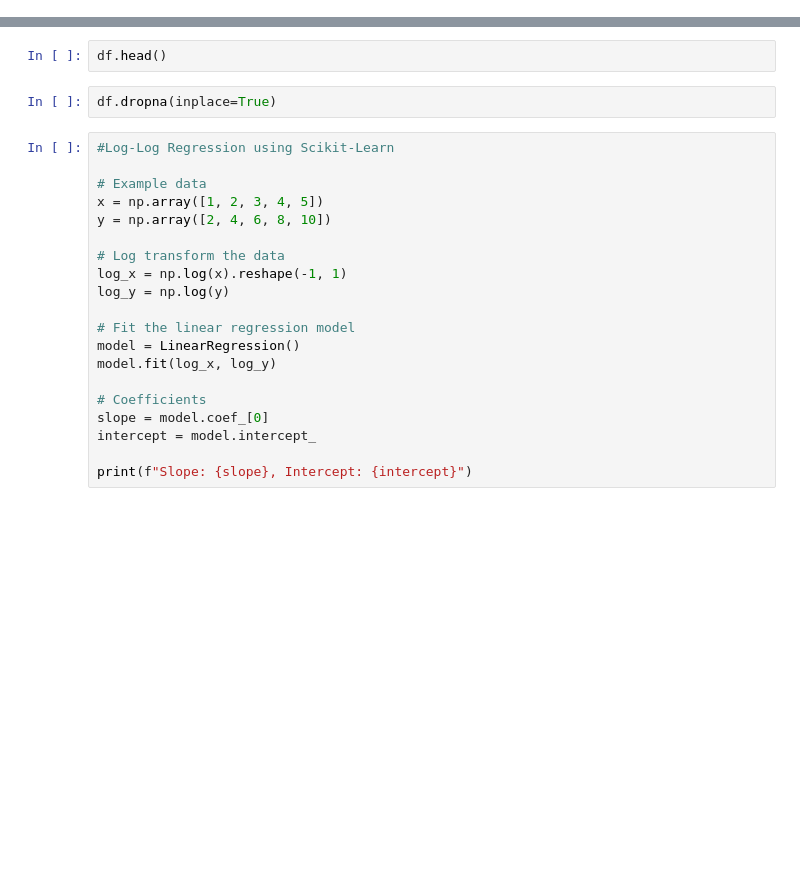
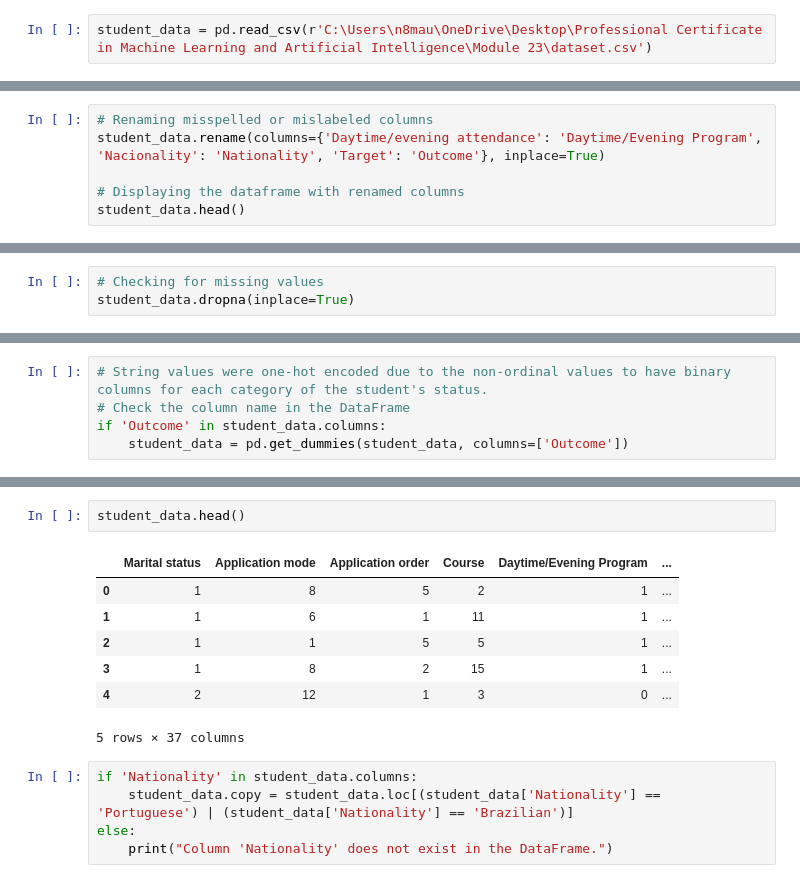
Before and after one commit to n8mauer/LogarithmicAcademicSuccess, a Jupyter notebook: Capstone File.ipynb, the cells around one changed output, grey strips where cells are left out. Cells and saved outputs as stored; diff of their text form; blank space fills up the shorter version.

```diff
--- a/Capstone File.ipynb
+++ b/Capstone File.ipynb
@@ -10,0 +30,2 @@ df['log_attendance'] = np.log(df['attendance'])
+# %%
+student_data = pd.read_csv(r'C:\Users\n8mau\OneDrive\Desktop\Professional Certificate in Machine Learning and Artificial Intelligence\Module 23\dataset.csv')
@@ -10,0 +57,6 @@ df['log_attendance'] = np.log(df['attendance'])
+# %%
+# Renaming misspelled or mislabeled columns
+student_data.rename(columns={'Daytime/evening attendance': 'Daytime/Evening Program', 'Nacionality': 'Nationality', 'Target': 'Outcome'}, inplace=True)
+
+# Displaying the dataframe with renamed columns
+student_data.head()
@@ -10,0 +71,3 @@ df['log_attendance'] = np.log(df['attendance'])
+# %%
+# Checking for missing values
+student_data.dropna(inplace=True)
@@ -10,0 +203,5 @@ df['log_attendance'] = np.log(df['attendance'])
+# %%
+# String values were one-hot encoded due to the non-ordinal values to have binary columns for each category of the student's status.
+# Check the column name in the DataFrame
+if 'Outcome' in student_data.columns:
+    student_data = pd.get_dummies(student_data, columns=['Outcome'])
@@ -11,24 +228,15 @@ df['log_attendance'] = np.log(df['attendance'])
 # %%
-df.head()
+student_data.head()
+# %% [output]
+|  | Marital status | Application mode | Application order | Course | Daytime/Evening Program | ... |
+| 0 | 1 | 8 | 5 | 2 | 1 | ... |
+| 1 | 1 | 6 | 1 | 11 | 1 | ... |
+| 2 | 1 | 1 | 5 | 5 | 1 | ... |
+| 3 | 1 | 8 | 2 | 15 | 1 | ... |
+| 4 | 2 | 12 | 1 | 3 | 0 | ... |
+5 rows × 37 columns
-# %%
-df.dropna(inplace=True)
-# %%
-#Log-Log Regression using Scikit-Learn
-
-# Example data
-x = np.array([1, 2, 3, 4, 5])
-y = np.array([2, 4, 6, 8, 10])
-
-# Log transform the data
-log_x = np.log(x).reshape(-1, 1)
-log_y = np.log(y)
-
-# Fit the linear regression model
-model = LinearRegression()
-model.fit(log_x, log_y)
-
-# Coefficients
-slope = model.coef_[0]
-intercept = model.intercept_
-
-print(f"Slope: {slope}, Intercept: {intercept}")
+# %%
+if 'Nationality' in student_data.columns:
+    student_data.copy = student_data.loc[(student_data['Nationality'] == 'Portuguese') | (student_data['Nationality'] == 'Brazilian')]
+else:
+    print("Column 'Nationality' does not exist in the DataFrame.")
```
Also changed, not shown: parts of 38 cells of this notebook.
